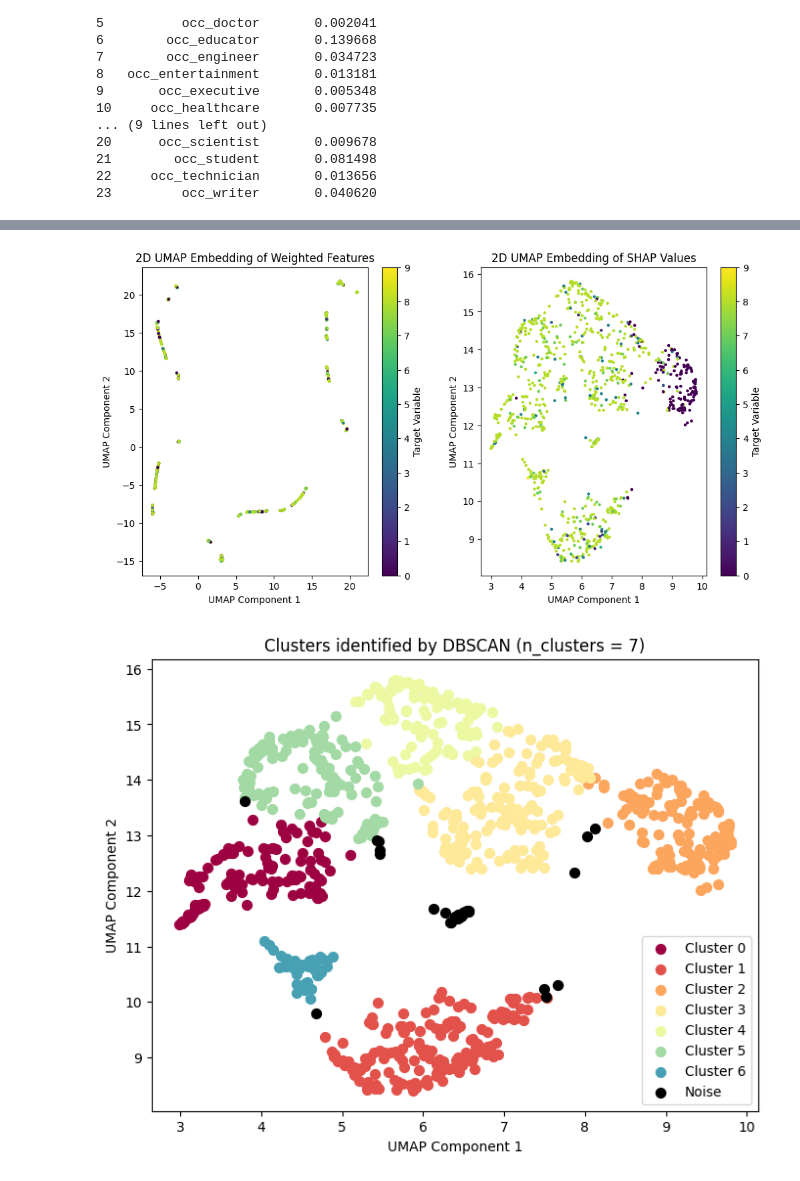
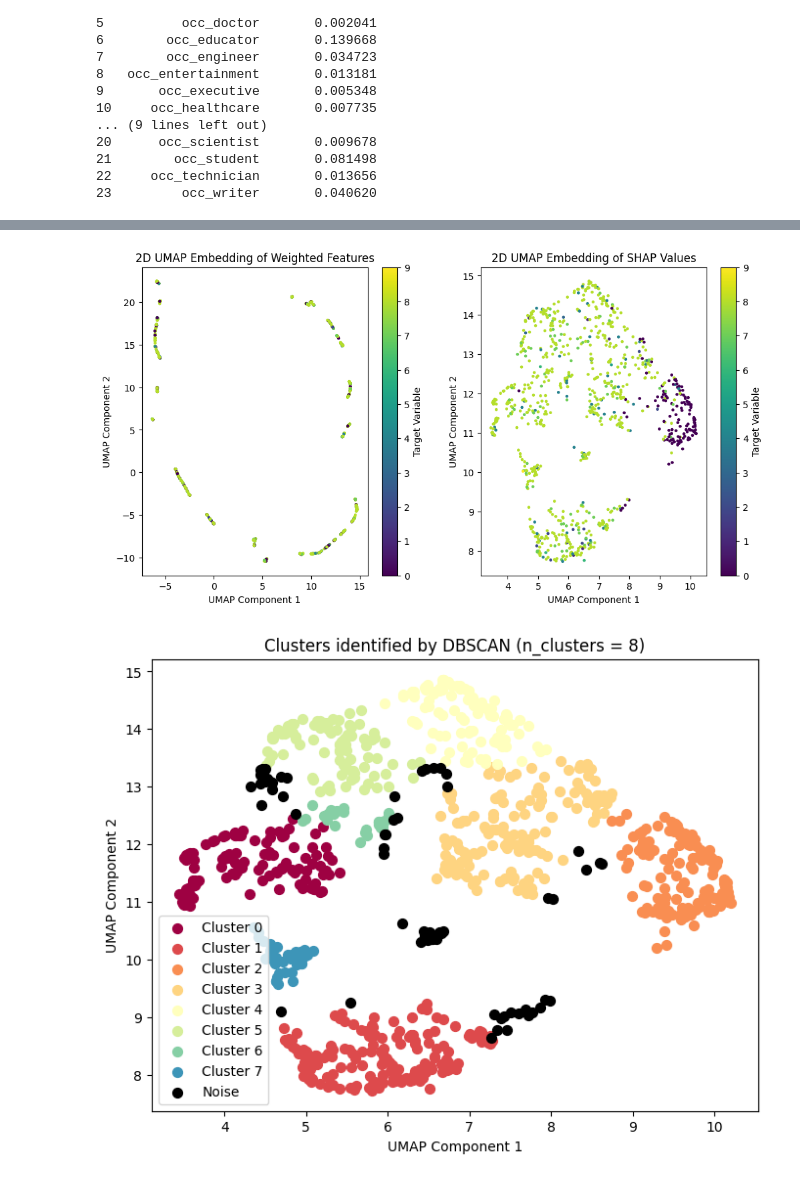
Before and after one commit to aditya-singam/shapclustering, a Jupyter notebook: Pioneer_Research_Code_Aditya_Singampalli.ipynb, the cells around one changed output, grey strips where cells are left out. Saved outputs shown, nothing was run; the diff lists cells and outputs as text; code cells hidden in the pictures.

```diff
--- a/Pioneer_Research_Code_Aditya_Singampalli.ipynb
+++ b/Pioneer_Research_Code_Aditya_Singampalli.ipynb
@@ -165,20 +165,22 @@ print(shap_df_demographic)
 23         occ_writer       0.040620
 # %%
 # Perform clustering
-n_clusters = 5
-kmeans = KMeans(n_clusters=n_clusters, random_state=42)
-clusters = kmeans.fit_predict(weighted_features)
+# n_clusters = 5
+# kmeans = KMeans(n_clusters=n_clusters, random_state=42)
+# clusters = kmeans.fit_predict(weighted_features)
 
 # dbscan = DBSCAN(eps=1.5, min_samples=20)
 # clusters = dbscan.fit_predict(weighted_features)
 
 # Visualize clusters using UMAP and DBSCAN
-X_2d = UMAP(n_components=2, n_neighbors=200, min_dist=0).fit_transform(weighted_features)
-s_2d = UMAP(n_components=2, n_neighbors=200, min_dist=0).fit_transform(shap_values[:, :, 0])
+X_2d = UMAP(n_components=2, n_neighbors=200, min_dist=0, random_state = 43).fit_transform(weighted_features)
+s_2d = UMAP(n_components=2, n_neighbors=200, min_dist=0, random_state = 43).fit_transform(shap_values[:, :, 0])
 
-from sklearn.preprocessing import LabelEncoder
-le = LabelEncoder()
+# from sklearn.preprocessing import LabelEncoder
+# le = LabelEncoder()
 y_numeric = le.fit_transform(y)
+print(y)
+
 
 
 # Plotting the 2D embedding of raw variable values
@@ -198,7 +200,7 @@ plt.xlabel('UMAP Component 1')
 plt.ylabel('UMAP Component 2')
 plt.colorbar(label='Target Variable')
 
-x_labels = DBSCAN(eps=0.62, min_samples=40).fit(s_2d).labels_
+x_labels = DBSCAN(eps=0.58, min_samples=40).fit(s_2d).labels_
 print("x_labels: ")
 print(x_labels)
 plt.figure(figsize=(8, 6))
@@ -245,2 +247,2 @@ unique_labels2:
-[figure, old version]
+[figure, new version]
-[figure, old version]
+[figure, new version]
```
Also changed, not shown: parts of 11 cells of this notebook.
